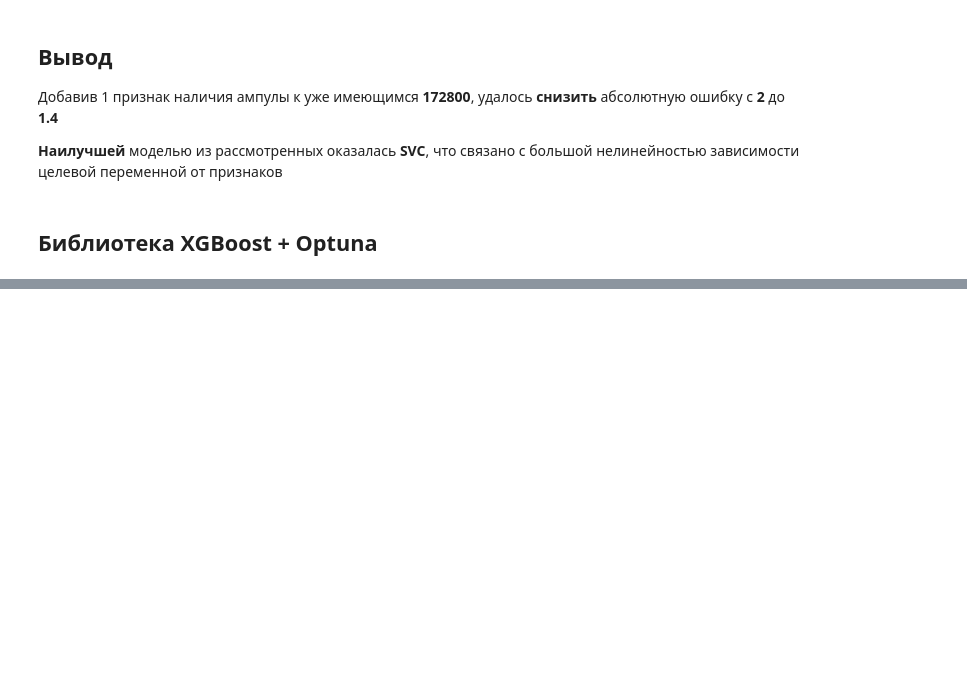
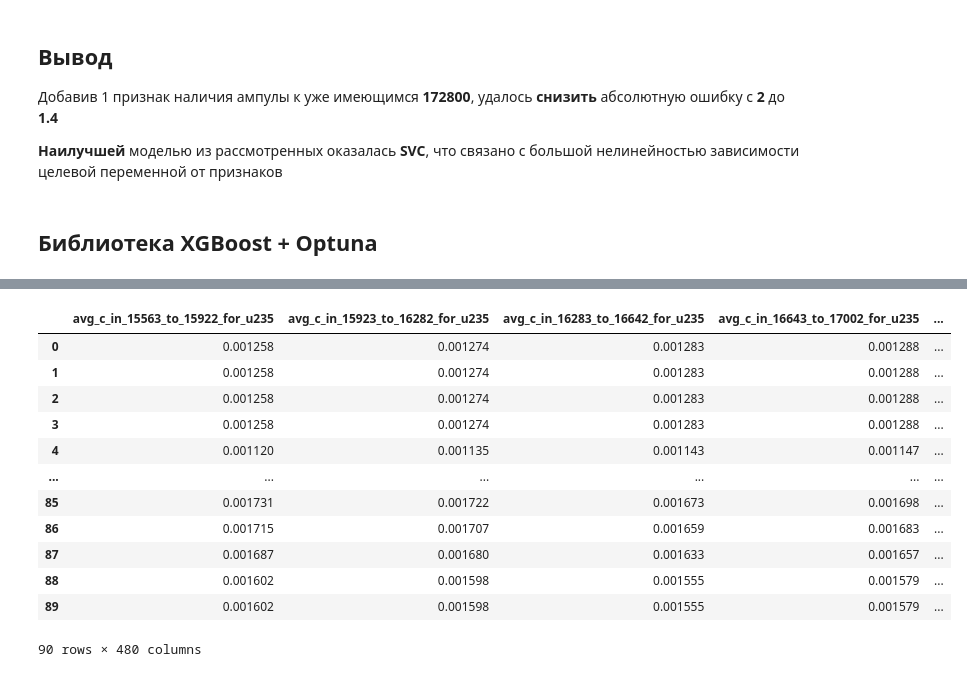
Before and after one commit to KruglikovAnton/burn-up-to-massive, a Jupyter notebook: Building_regression_model.ipynb, the cells around one changed output, grey strips where cells are left out. Cells and saved outputs as stored; diff of their text form; code cells hidden in the pictures; blank space fills up the shorter version.

```diff
--- a/Building_regression_model.ipynb
+++ b/Building_regression_model.ipynb
@@ -312,0 +295,22 @@ xgb_grid_search = GridSearchCV(estimator=xgb_reg,
+# %%
+#Рассмотрение концентрации в каждой зоне объема весьма затратно, поэтому создидим новый df с усредненными по твэлам концентрациями
+NUM_ZONES_PER_FE = 360
+df_avg_conc = pd.DataFrame()
+for nuclide in ['u235', 'u238', 'pu39', 'xe35', 'sm49']:
+    for num_matr in range(15563, 50123, NUM_ZONES_PER_FE):
+        df_avg_conc[f'avg_c_in_{num_matr}_to_{num_matr+NUM_ZONES_PER_FE-1}_for_{nuclide}'] = main_df2.filter(items = [f'{nuclide} in mat{num}' for num in range(num_matr, num_matr+NUM_ZONES_PER_FE)], axis=1).apply(axis=1, func=np.mean)
+df_avg_conc
+# %% [output]
+|  | avg_c_in_15563_to_15922_for_u235 | avg_c_in_15923_to_16282_for_u235 | avg_c_in_16283_to_16642_for_u235 | avg_c_in_16643_to_17002_for_u235 | ... |
+| 0 | 0.001258 | 0.001274 | 0.001283 | 0.001288 | ... |
+| 1 | 0.001258 | 0.001274 | 0.001283 | 0.001288 | ... |
+| 2 | 0.001258 | 0.001274 | 0.001283 | 0.001288 | ... |
+| 3 | 0.001258 | 0.001274 | 0.001283 | 0.001288 | ... |
+| 4 | 0.001120 | 0.001135 | 0.001143 | 0.001147 | ... |
+| ... | ... | ... | ... | ... | ... |
+| 85 | 0.001731 | 0.001722 | 0.001673 | 0.001698 | ... |
+| 86 | 0.001715 | 0.001707 | 0.001659 | 0.001683 | ... |
+| 87 | 0.001687 | 0.001680 | 0.001633 | 0.001657 | ... |
+| 88 | 0.001602 | 0.001598 | 0.001555 | 0.001579 | ... |
+| 89 | 0.001602 | 0.001598 | 0.001555 | 0.001579 | ... |
+90 rows × 480 columns
```
Also changed, not shown: parts of 4 cells of this notebook.
